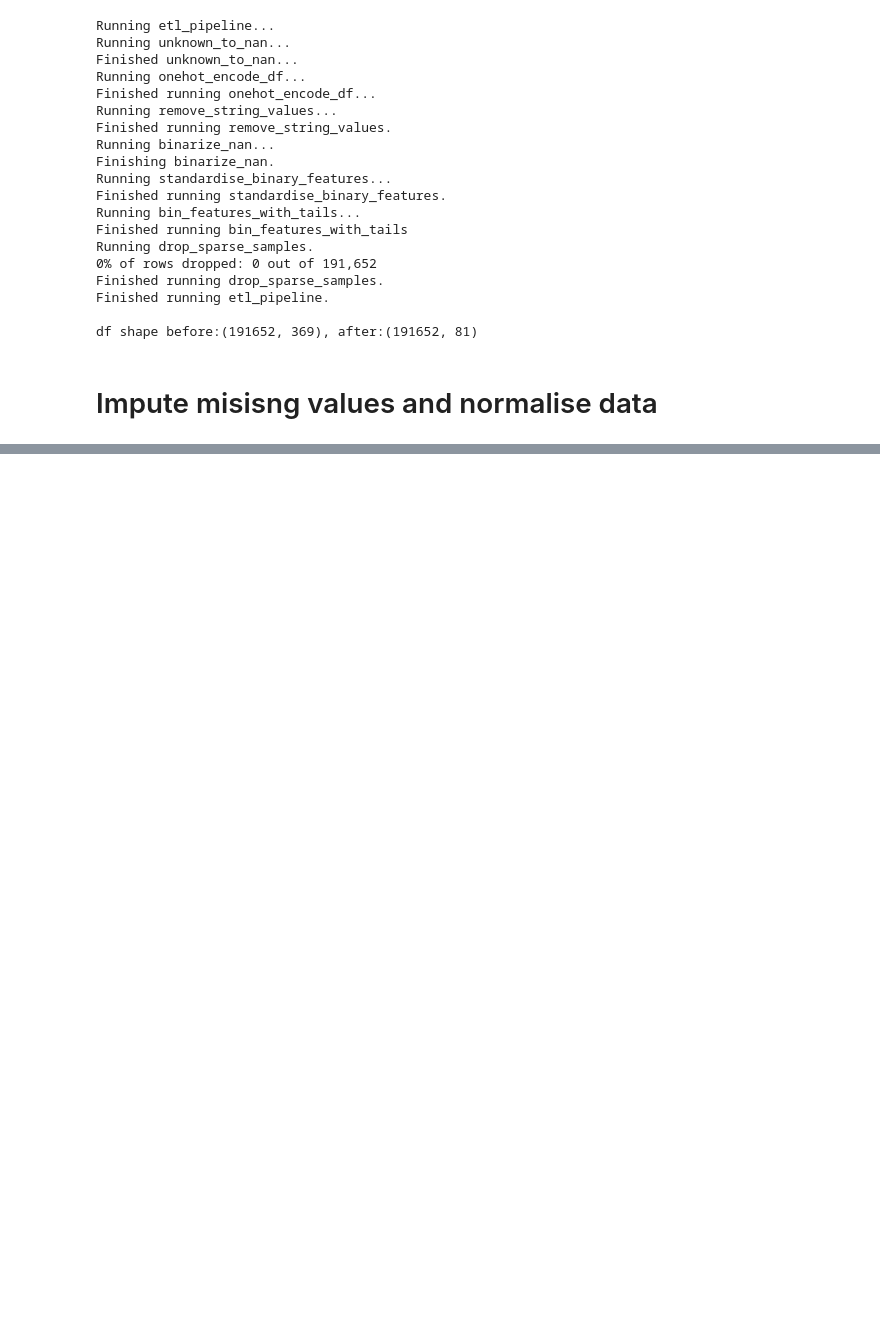
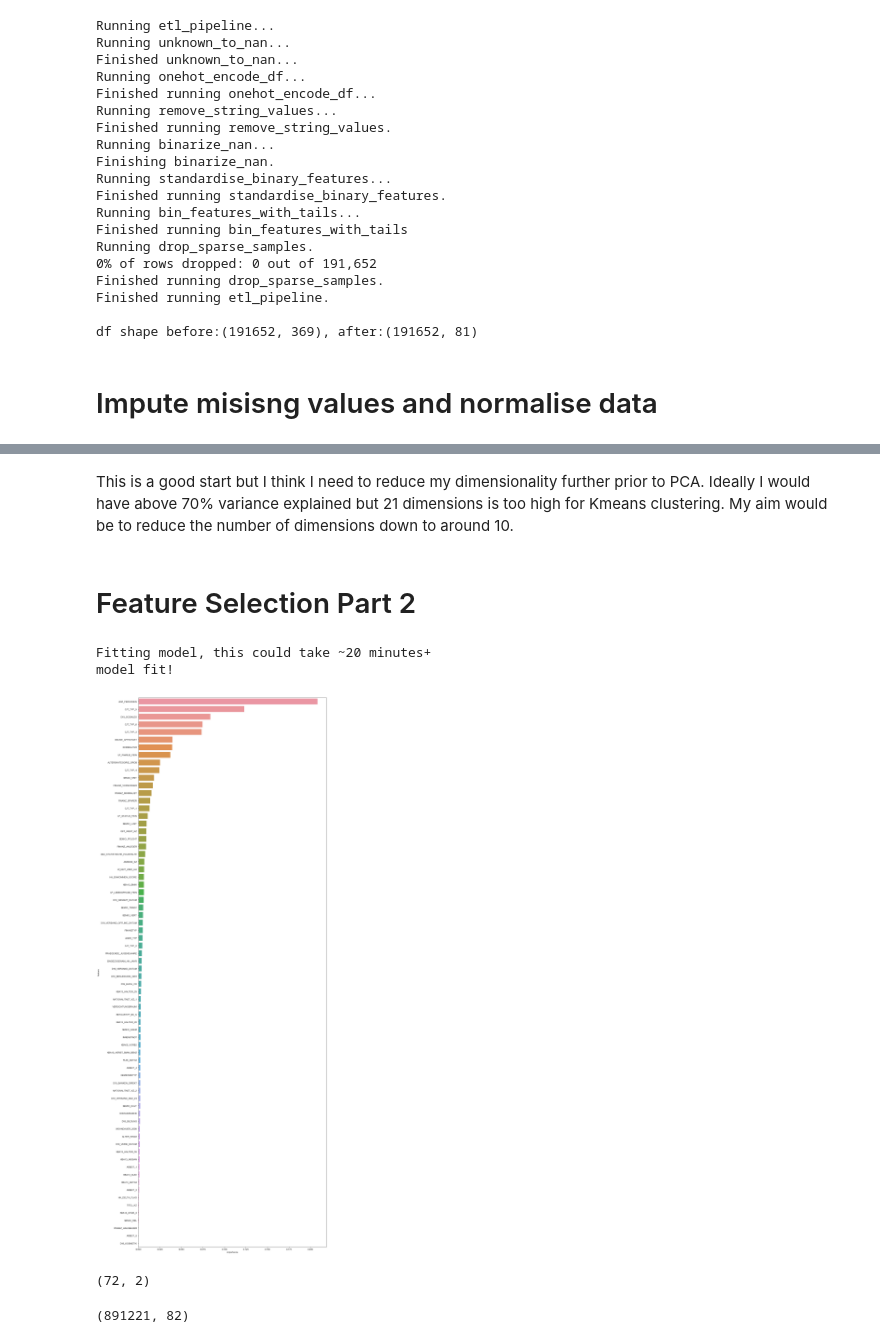
Before and after one commit to OliverFarren/arvato-udacity-customersegmentation, a Jupyter notebook: 1_customer_segmentation_report.ipynb, the cells around one changed output, grey strips where cells are left out. Drawn from its saved outputs; the diff is of its cells as text; code cells hidden in the pictures; blank space fills up the shorter version.

Commit message:
Updated 1_customer_segmentation_report notebook upto Clustering section\nAdded new function: isfile() to pickler module

```diff
--- a/1_customer_segmentation_report.ipynb
+++ b/1_customer_segmentation_report.ipynb
@@ -393,0 +570,2 @@ df shape before:(191652, 369), after:(191652, 81)
+# %%
+customers_clean = scale(customers_clean)
@@ -393,0 +624,33 @@ df shape before:(191652, 369), after:(191652, 81)
+# %% [markdown]
+This is a good start but I think I need to reduce my dimensionality further prior to PCA. Ideally I would have above 70% variance explained but 21 dimensions is too high for Kmeans clustering. My aim would be to reduce the number of dimensions down to around 10.
+# %% [markdown]
+# Feature Selection Part 2
+# %%
+def eval_feature_importance(azdias_clean,customers_clean):
+
+    azdias_clean['RESPONSE'] = 0
+    customers_clean['RESPONSE'] = 1
+    labeled_azdias_and_customers = pd.concat([azdias_clean,customers_clean])
+
+    y = labeled_azdias_and_customers['RESPONSE']
+    X = labeled_azdias_and_customers.drop('RESPONSE',axis=1)
+
+    model = XGBClassifier()
+    print("Fitting model, this could take ~20 minutes+")
+    model.fit(X,y)
+    print("model fit!")
+
+    pickler.dump(model,'model_xgb_base_model_for_feature_selection_V2')
+
+    feature_importance = pd.DataFrame(np.array([X.columns.values,model.feature_importances_]).transpose(),\
+    columns=['feature','importance'])
+
+    feature_importance_sorted = feature_importance.loc[feature_importance.importance > 0].sort_values(by=['importance'],ascending=False)
+
+    plt.figure(figsize=(15,45))
+    ax = sns.barplot(y='feature',x='importance',data=feature_importance_sorted)
+
+    return(feature_importance_sorted)
+# %%
+azdias_clean = clean_df.etl_pipeline(azdias,cols_keep=cols_keep)
+customers_clean = clean_df.etl_pipeline(customers,cols_keep=cols_keep)
@@ -393,0 +660,14 @@ df shape before:(191652, 369), after:(191652, 81)
+# %%
+feature_importance_sorted = eval_feature_importance(azdias_clean,customers_clean)
+# %% [output]
+Fitting model, this could take ~20 minutes+
+model fit!
+[figure, added]
+# %%
+feature_importance_sorted.shape
+# %% [output]
+(72, 2)
+# %%
+azdias_clean.shape
+# %% [output]
+(891221, 82)
```
Also changed, not shown: parts of 51 cells of this notebook, 2 other files.
